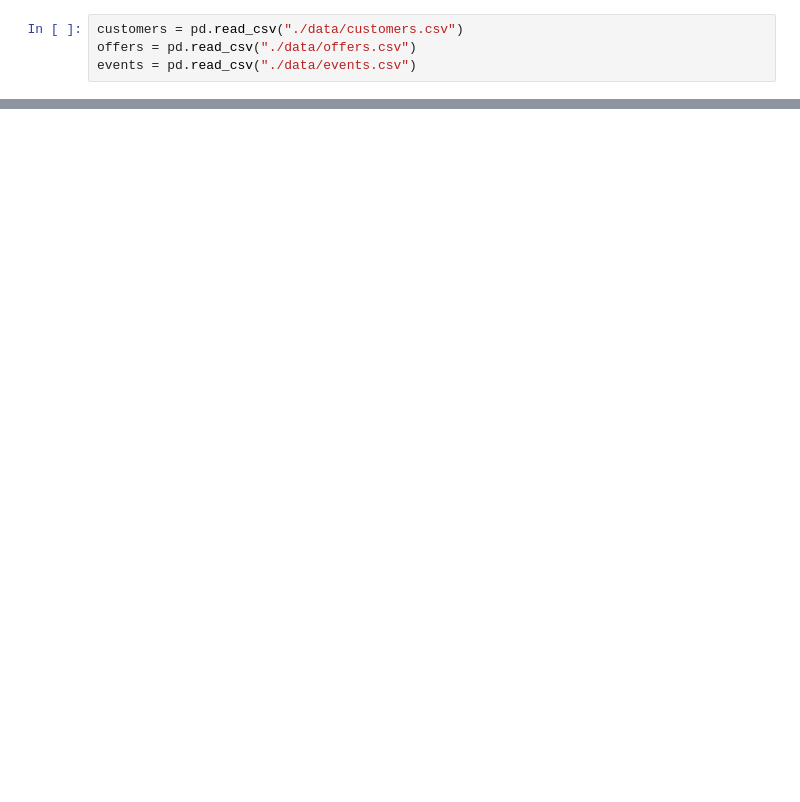
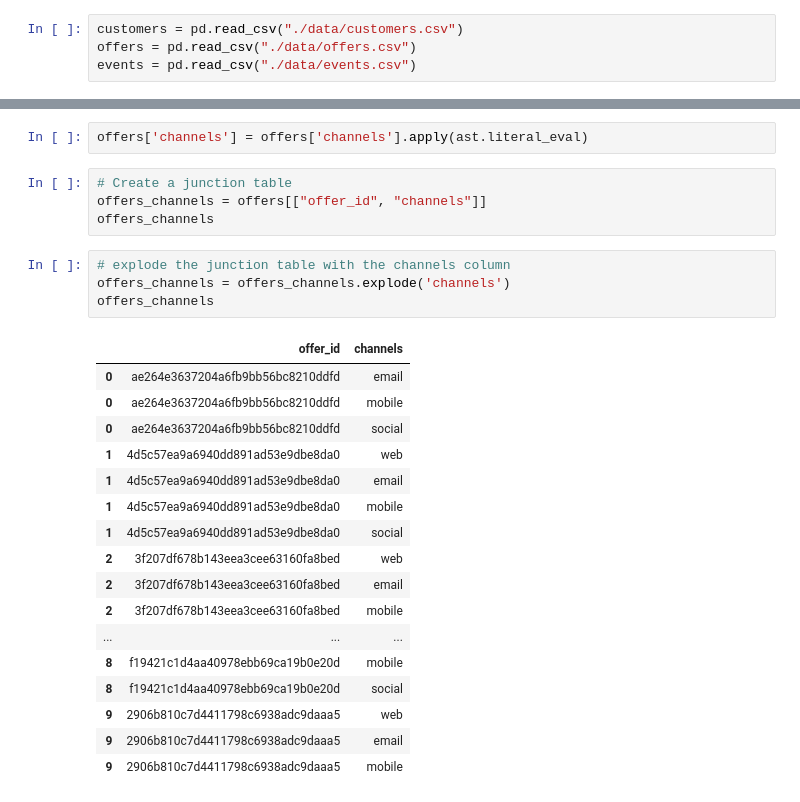
Before and after one commit to kinematician30/CoffeeClubDMS, a Jupyter notebook: coffeeclubDMS.ipynb, the cells around one changed output, grey strips where cells are left out. Drawn from its saved outputs; the diff is of its cells as text; blank space fills up the shorter version.

```diff
--- a/coffeeclubDMS.ipynb
+++ b/coffeeclubDMS.ipynb
@@ -80,0 +98,28 @@ events.head()
+# %%
+offers['channels'] = offers['channels'].apply(ast.literal_eval)
+# %%
+# Create a junction table
+offers_channels = offers[["offer_id", "channels"]]
+offers_channels
+# %%
+# explode the junction table with the channels column
+offers_channels = offers_channels.explode('channels')
+offers_channels
+# %% [output]
+|  | offer_id | channels |
+| 0 | ae264e3637204a6fb9bb56bc8210ddfd | email |
+| 0 | ae264e3637204a6fb9bb56bc8210ddfd | mobile |
+| 0 | ae264e3637204a6fb9bb56bc8210ddfd | social |
+| 1 | 4d5c57ea9a6940dd891ad53e9dbe8da0 | web |
+| 1 | 4d5c57ea9a6940dd891ad53e9dbe8da0 | email |
+| 1 | 4d5c57ea9a6940dd891ad53e9dbe8da0 | mobile |
+| 1 | 4d5c57ea9a6940dd891ad53e9dbe8da0 | social |
+| 2 | 3f207df678b143eea3cee63160fa8bed | web |
+| 2 | 3f207df678b143eea3cee63160fa8bed | email |
+| 2 | 3f207df678b143eea3cee63160fa8bed | mobile |
+| ... | ... | ... |
+| 8 | f19421c1d4aa40978ebb69ca19b0e20d | mobile |
+| 8 | f19421c1d4aa40978ebb69ca19b0e20d | social |
+| 9 | 2906b810c7d4411798c6938adc9daaa5 | web |
+| 9 | 2906b810c7d4411798c6938adc9daaa5 | email |
+| 9 | 2906b810c7d4411798c6938adc9daaa5 | mobile |
```
Also changed, not shown: parts of 31 cells of this notebook.
